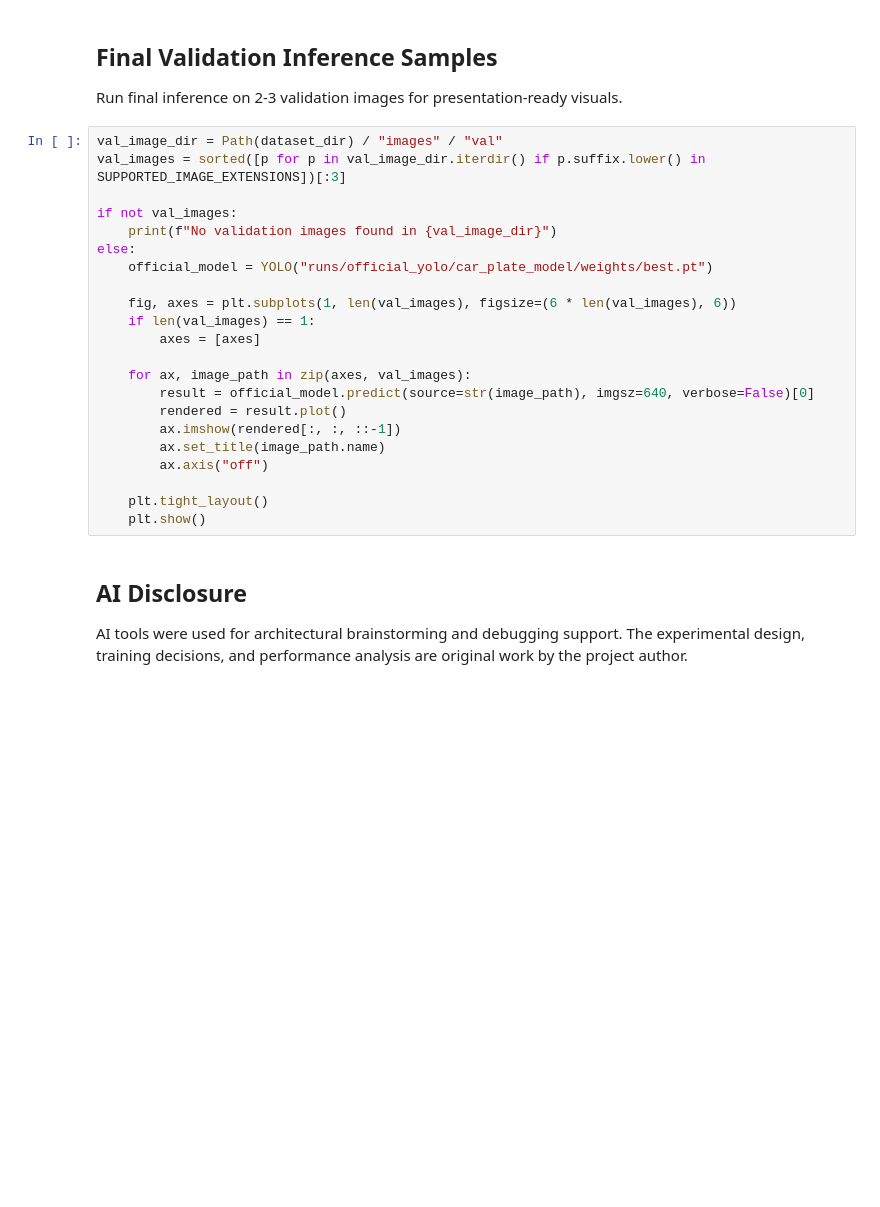
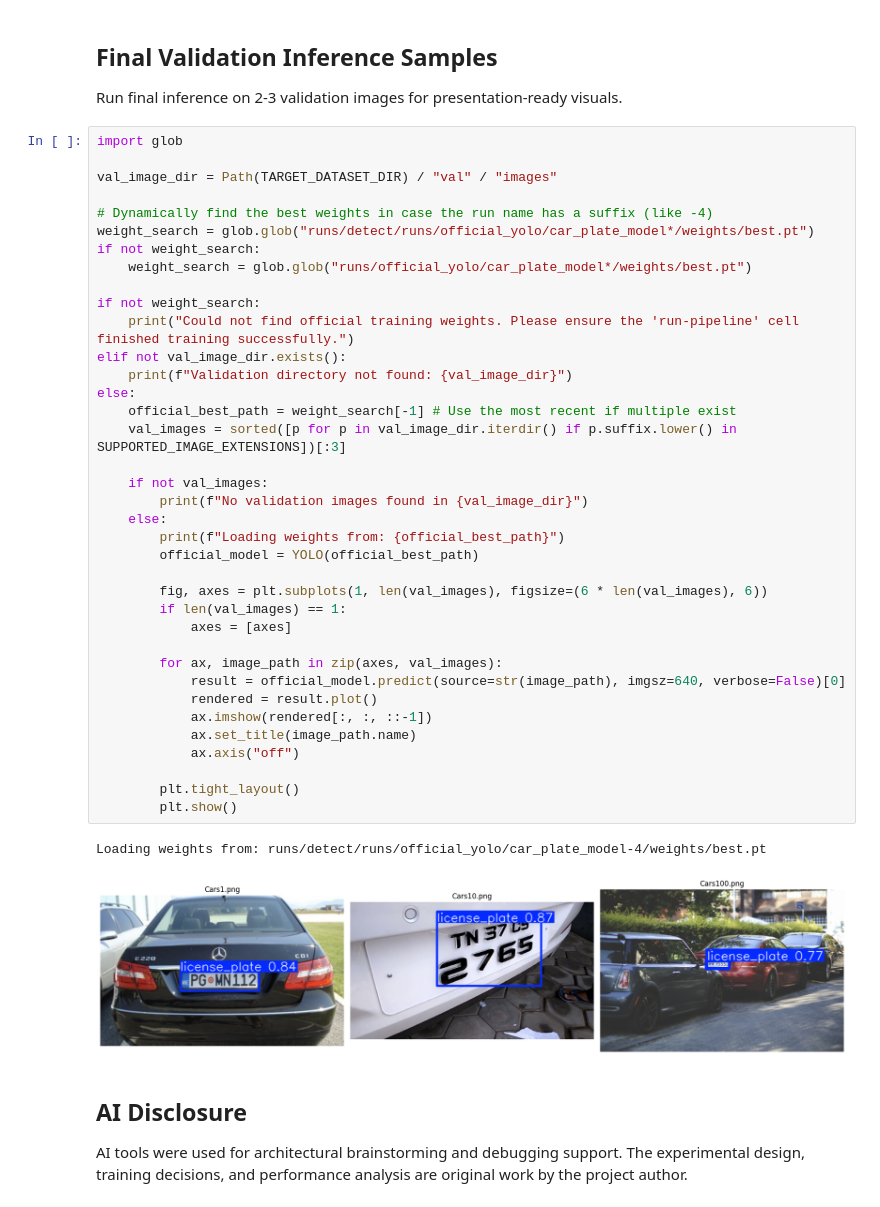
Before and after one commit to RRRRRRL/CarPlate, a Jupyter notebook: CarPlate_Colab_Pipeline.ipynb, the cells around one changed output. Saved outputs shown, nothing was run; the diff lists cells and outputs as text; blank space fills up the shorter version.

```diff
--- a/CarPlate_Colab_Pipeline.ipynb
+++ b/CarPlate_Colab_Pipeline.ipynb
@@ -596,27 +682,45 @@ compare_models(
 
 Run final inference on 2-3 validation images for presentation-ready visuals.
 # %%
-val_image_dir = Path(dataset_dir) / "images" / "val"
-val_images = sorted([p for p in val_image_dir.iterdir() if p.suffix.lower() in SUPPORTED_IMAGE_EXTENSIONS])[:3]
+import glob
 
-if not val_images:
-    print(f"No validation images found in {val_image_dir}")
+val_image_dir = Path(TARGET_DATASET_DIR) / "val" / "images"
+
+# Dynamically find the best weights in case the run name has a suffix (like -4)
+weight_search = glob.glob("runs/detect/runs/official_yolo/car_plate_model*/weights/best.pt")
+if not weight_search:
+    weight_search = glob.glob("runs/official_yolo/car_plate_model*/weights/best.pt")
+
+if not weight_search:
+    print("Could not find official training weights. Please ensure the 'run-pipeline' cell finished training successfully.")
+elif not val_image_dir.exists():
+    print(f"Validation directory not found: {val_image_dir}")
 else:
-    official_model = YOLO("runs/official_yolo/car_plate_model/weights/best.pt")
+    official_best_path = weight_search[-1] # Use the most recent if multiple exist
+    val_images = sorted([p for p in val_image_dir.iterdir() if p.suffix.lower() in SUPPORTED_IMAGE_EXTENSIONS])[:3]
 
-    fig, axes = plt.subplots(1, len(val_images), figsize=(6 * len(val_images), 6))
-    if len(val_images) == 1:
-        axes = [axes]
+    if not val_images:
+        print(f"No validation images found in {val_image_dir}")
+    else:
+        print(f"Loading weights from: {official_best_path}")
+        official_model = YOLO(official_best_path)
 
-    for ax, image_path in zip(axes, val_images):
-        result = official_model.predict(source=str(image_path), imgsz=640, verbose=False)[0]
-        rendered = result.plot()
-        ax.imshow(rendered[:, :, ::-1])
-        ax.set_title(image_path.name)
-        ax.axis("off")
+        fig, axes = plt.subplots(1, len(val_images), figsize=(6 * len(val_images), 6))
+        if len(val_images) == 1:
+            axes = [axes]
 
-    plt.tight_layout()
-    plt.show()
+        for ax, image_path in zip(axes, val_images):
+            result = official_model.predict(source=str(image_path), imgsz=640, verbose=False)[0]
+            rendered = result.plot()
+            ax.imshow(rendered[:, :, ::-1])
+            ax.set_title(image_path.name)
+            ax.axis("off")
+
+        plt.tight_layout()
+        plt.show()
+# %% [output]
+Loading weights from: runs/detect/runs/official_yolo/car_plate_model-4/weights/best.pt
+[figure, added]
 # %% [markdown]
 ## AI Disclosure
 
```
Also changed, not shown: parts of 11 cells of this notebook.
